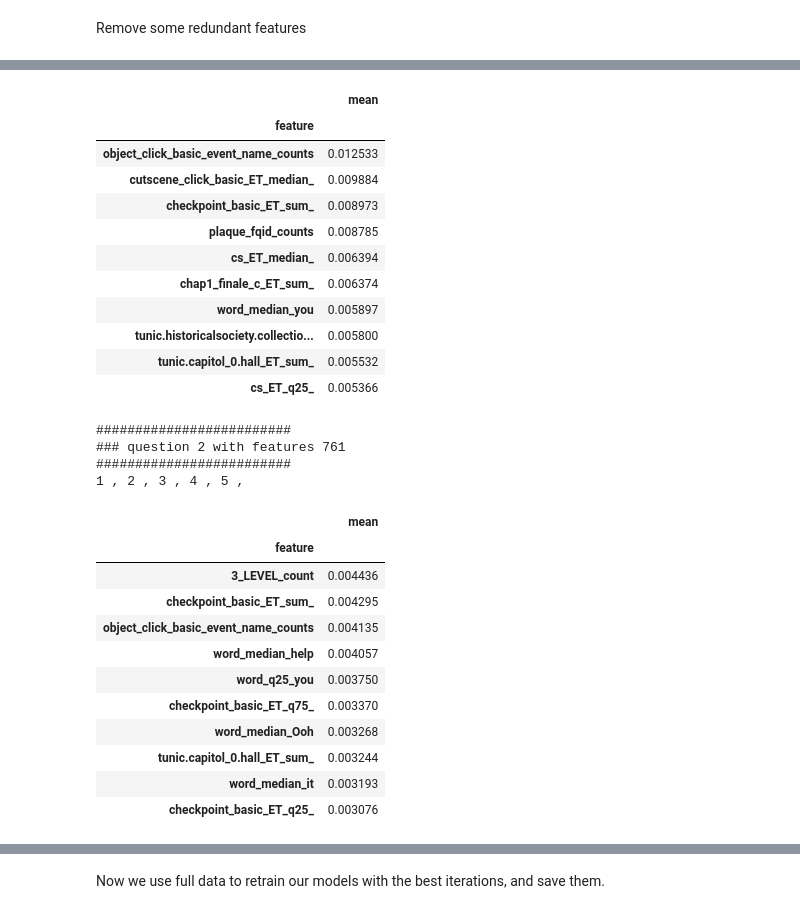
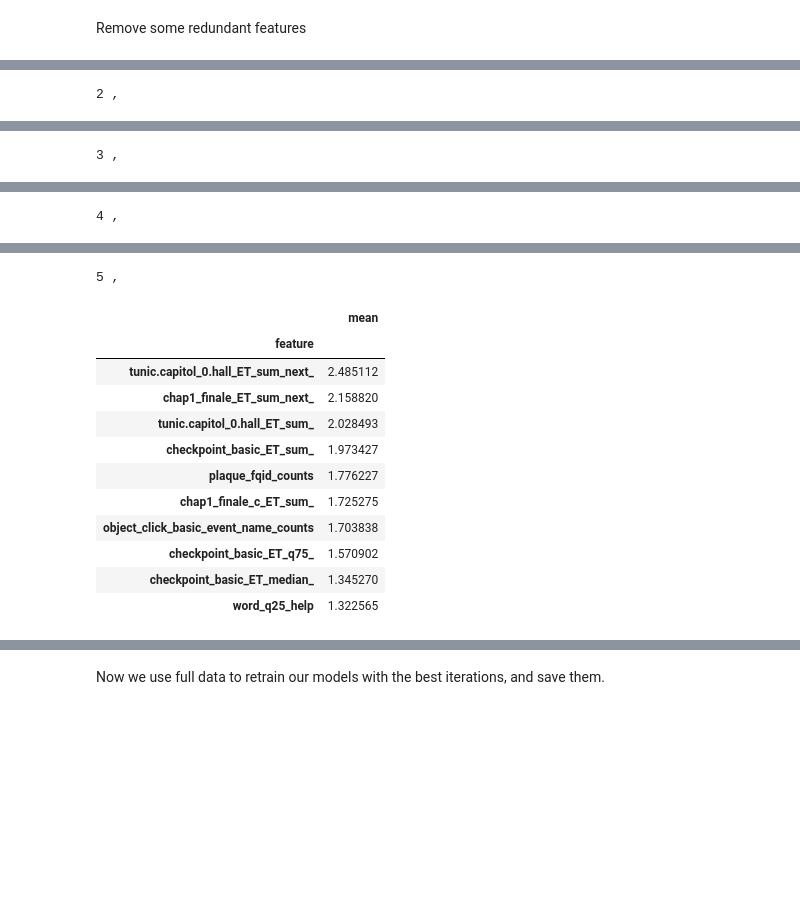
Before and after one commit to xiaosuhu/StudentPeformance_Kaggle, a Jupyter notebook: magic-bingo-exp_v40_catboost.ipynb, the cells around one changed output, grey strips where cells are left out. Saved outputs shown, nothing was run; the diff lists cells and outputs as text; code cells hidden in the pictures; blank space fills up the shorter version.

```diff
--- a/magic-bingo-exp_v1_overfitting.ipynb
+++ b/magic-bingo-exp_v40_catboost.ipynb
@@ -39,15 +39,22 @@ train_dtypes = {"session_id": pl.Int64,"elapsed_time": pl.Int64,"event_name": pl
                 "fullscreen": pl.Int8,"hq": pl.Int8,"music": pl.Int8,"level_group": pl.Categorical
                }
 # %%
-time_upper = 3.6e6 # 1 hour. events longer than 1 hour are outliers.
+time_up_lim = 3.6e6 # 1 hour. events longer than 1 hour are outliers.
 columns = [
     pl.col("page").cast(pl.Float32),
     (
         (pl.col("elapsed_time") - pl.col("elapsed_time").shift(1)) # time used for each action
          .fill_null(0)
-         .clip(0, time_upper)
+         .clip(0, time_up_lim)
          .over(["session_id", "level_group"])
          .alias("elapsed_time_diff")
+    ),
+    (
+        (pl.col("elapsed_time") - pl.col("elapsed_time").shift(1))
+        .shift(-1)
+        .clip(0, time_up_lim)
+        .over(["session_id", "level_group"])
+        .alias("elapsed_time_diff_next")
     ),
     (
         (pl.col("screen_coor_x") - pl.col("screen_coor_x").shift(1)) # location x changed for click
@@ -341,7 +384,7 @@ gkf = GroupKFold(n_splits=5)
 oof_xgb = pd.DataFrame(data=np.zeros((len(total_train_idx),18)), index=total_train_idx, columns=[f'meta_{i}' for i in range(1, 19)])
 
 #models = {}
-best_iteration_xgb = defaultdict(list)
+# best_iteration_xgb = defaultdict(list)
 importance_dict = {}
 
 # ITERATE THRU QUESTIONS 1 THRU 18
@@ -365,22 +408,6 @@ for t in range(1,19):
     print('### question', t, 'with features', len(FEATURES))
     print('#'*25)
 
-    xgb_params = {
-        'booster': 'gbtree',
-        'objective': 'binary:logistic',
-        'tree_method': 'gpu_hist',
-        'eval_metric':'logloss',
-        'learning_rate': 0.02,
-        'alpha': 10,
-        'max_depth': 4,
-        'n_estimators': 9999,
-        'early_stopping_rounds': 90,
-        'subsample':0.6,
-        'colsample_bytree': 0.5,
-        'seed': 42,
-        'gamma': 1,
-        'reg_lambda': 0.5,
-    }
 
     feature_importance_df = pd.DataFrame()
     # COMPUTE CV SCORE WITH 5 GROUP K FOLD
@@ -397,12 +424,17 @@ for t in range(1,19):
         valid_y = targets.loc[targets.q==t].set_index('session').loc[valid_users]
 
         # TRAIN MODEL
-        clf =  XGBClassifier(**xgb_params)
+        clf =  CatBoostClassifier(
+                n_estimators = 300,
+                learning_rate= 0.045,
+                depth = 6,
+                task_type="GPU",
+            )
         clf.fit(train_x[FEATURES].astype('float32'), train_y['correct'],
                 eval_set=[(valid_x[FEATURES].astype('float32'), valid_y['correct'])],
                 verbose=0)
         print(i+1, ', ', end='')
-        best_iteration_xgb[str(t)].append(clf.best_ntree_limit)
+        # best_iteration_xgb[str(t)].append(clf.best_ntree_limit)
 
         fold_importance_df = pd.DataFrame()
         fold_importance_df["feature"] = FEATURES
@@ -416,8 +448,6 @@ for t in range(1,19):
         # PREDICT VALID OOF
         oof_xgb.loc[valid_users, f'meta_{t}'] = clf.predict_proba(valid_x[FEATURES].astype('float32'))[:,1]
 
-
-
     print()
     feature_importance_df = feature_importance_df.groupby(['feature'])['importance'].agg(['mean']).sort_values(by='mean', ascending=False)
     feature_importance_df.to_csv(f'feature_importance_question{t}.csv')
@@ -429,0 +462 @@ for t in range(1,19):
+2 ,
@@ -429,0 +464 @@ for t in range(1,19):
+3 ,
@@ -429,0 +466 @@ for t in range(1,19):
+4 ,
@@ -430,28 +468,13 @@ for t in range(1,19):
+5 ,
 |  | mean |
 | feature |  |
-| object_click_basic_event_name_counts | 0.012533 |
-| cutscene_click_basic_ET_median_ | 0.009884 |
-| checkpoint_basic_ET_sum_ | 0.008973 |
-| plaque_fqid_counts | 0.008785 |
-| cs_ET_median_ | 0.006394 |
-| chap1_finale_c_ET_sum_ | 0.006374 |
-| word_median_you | 0.005897 |
-| tunic.historicalsociety.collectio... | 0.005800 |
-| tunic.capitol_0.hall_ET_sum_ | 0.005532 |
-| cs_ET_q25_ | 0.005366 |
+| tunic.capitol_0.hall_ET_sum_next_ | 2.485112 |
+| chap1_finale_ET_sum_next_ | 2.158820 |
+| tunic.capitol_0.hall_ET_sum_ | 2.028493 |
+| checkpoint_basic_ET_sum_ | 1.973427 |
+| plaque_fqid_counts | 1.776227 |
+| chap1_finale_c_ET_sum_ | 1.725275 |
+| object_click_basic_event_name_counts | 1.703838 |
+| checkpoint_basic_ET_q75_ | 1.570902 |
+| checkpoint_basic_ET_median_ | 1.345270 |
+| word_q25_help | 1.322565 |
-#########################
-### question 2 with features 761
-#########################
-1 , 2 , 3 , 4 , 5 ,
-|  | mean |
-| feature |  |
-| 3_LEVEL_count | 0.004436 |
-| checkpoint_basic_ET_sum_ | 0.004295 |
-| object_click_basic_event_name_counts | 0.004135 |
-| word_median_help | 0.004057 |
-| word_q25_you | 0.003750 |
-| checkpoint_basic_ET_q75_ | 0.003370 |
-| word_median_Ooh | 0.003268 |
-| tunic.capitol_0.hall_ET_sum_ | 0.003244 |
-| word_median_it | 0.003193 |
-| checkpoint_basic_ET_q25_ | 0.003076 |
```
Also changed, not shown: parts of 18 cells of this notebook, 20 other files.
